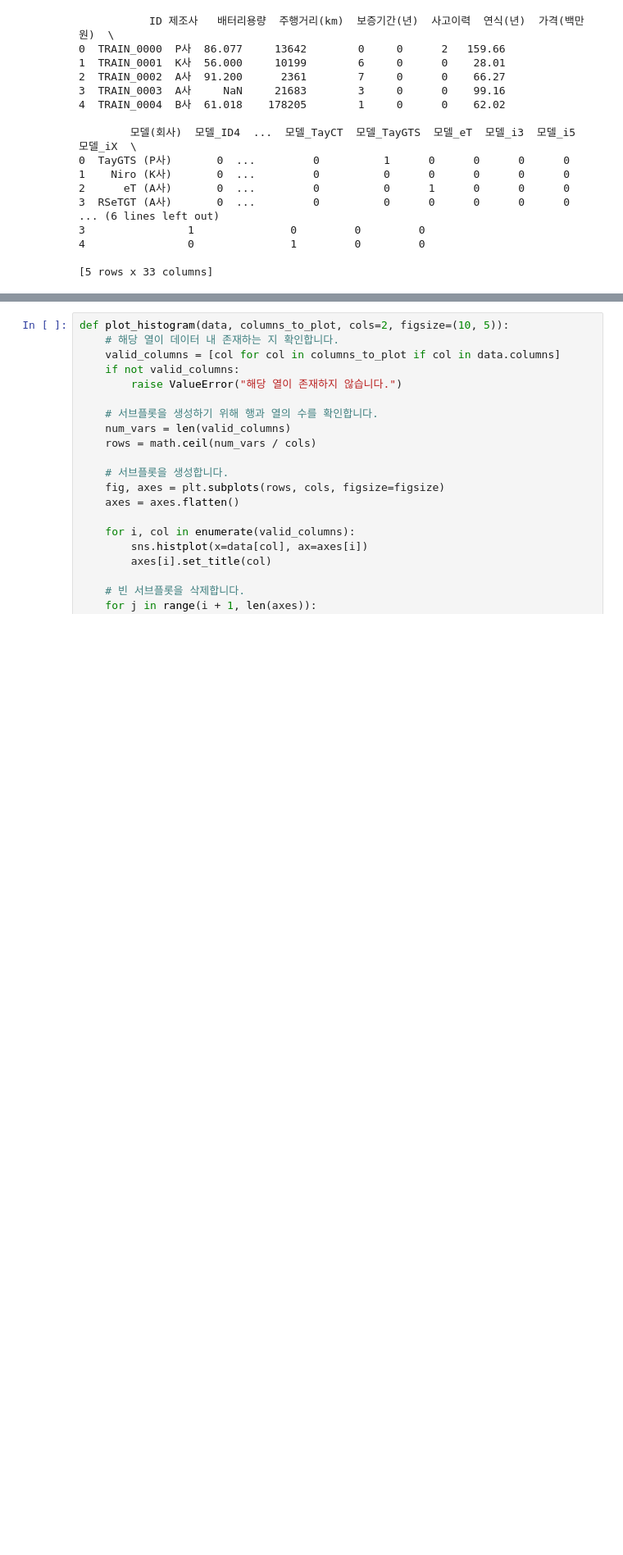
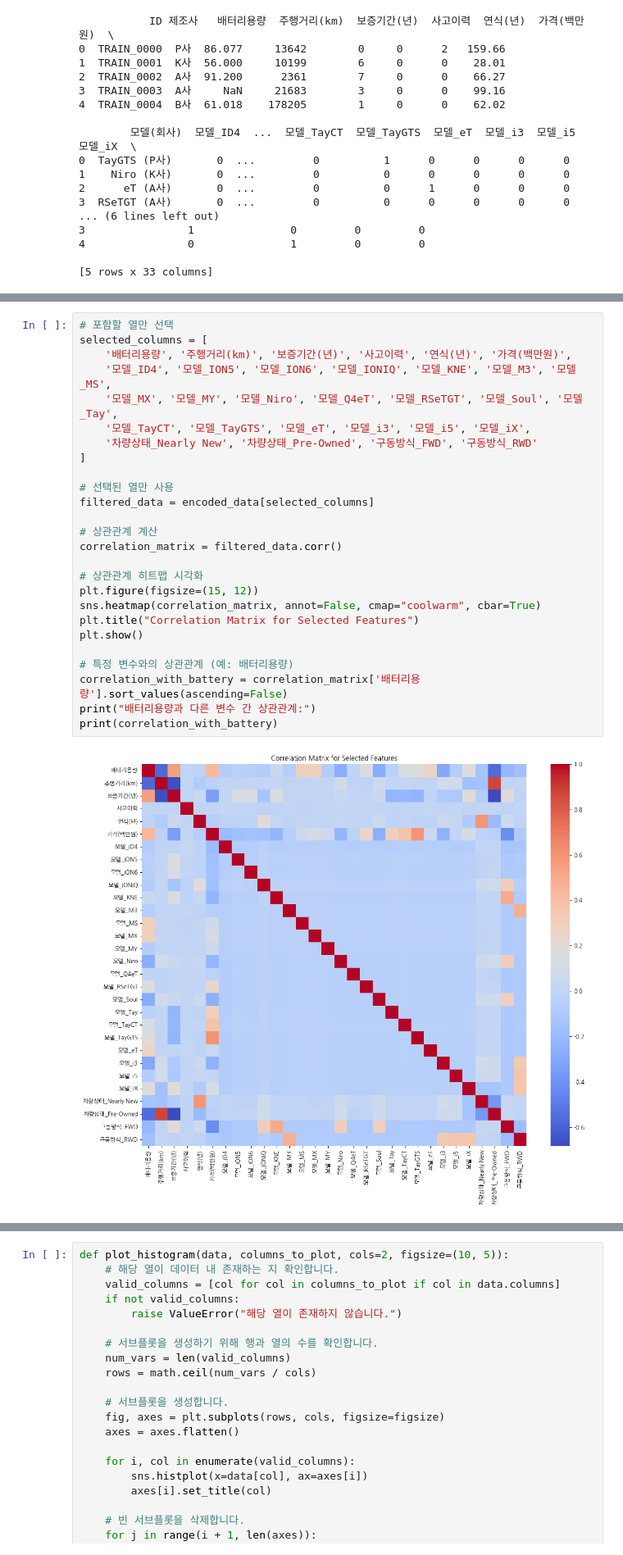
Before and after one commit to Lucypothesis/EV-price-prediction-hackathon, a Jupyter notebook: baseline.ipynb, the cells around one changed output, grey strips where cells are left out. Shown: that part at 82% size. Drawn from its saved outputs; the diff is of its cells as text; blank space fills up the shorter version.

```diff
--- a/baseline.ipynb
+++ b/baseline.ipynb
@@ -255,0 +252,28 @@ plt.show()
+# %%
+# 포함할 열만 선택
+selected_columns = [
+    '배터리용량', '주행거리(km)', '보증기간(년)', '사고이력', '연식(년)', '가격(백만원)',
+    '모델_ID4', '모델_ION5', '모델_ION6', '모델_IONIQ', '모델_KNE', '모델_M3', '모델_MS',
+    '모델_MX', '모델_MY', '모델_Niro', '모델_Q4eT', '모델_RSeTGT', '모델_Soul', '모델_Tay',
+    '모델_TayCT', '모델_TayGTS', '모델_eT', '모델_i3', '모델_i5', '모델_iX',
+    '차량상태_Nearly New', '차량상태_Pre-Owned', '구동방식_FWD', '구동방식_RWD'
+]
+
+# 선택된 열만 사용
+filtered_data = encoded_data[selected_columns]
+
+# 상관관계 계산
+correlation_matrix = filtered_data.corr()
+
+# 상관관계 히트맵 시각화
+plt.figure(figsize=(15, 12))
+sns.heatmap(correlation_matrix, annot=False, cmap="coolwarm", cbar=True)
+plt.title("Correlation Matrix for Selected Features")
+plt.show()
+
+# 특정 변수와의 상관관계 (예: 배터리용량)
+correlation_with_battery = correlation_matrix['배터리용량'].sort_values(ascending=False)
+print("배터리용량과 다른 변수 간 상관관계:")
+print(correlation_with_battery)
+# %% [output]
+[figure, added]
```
Also changed, not shown: parts of 15 cells of this notebook, 7 other files.
